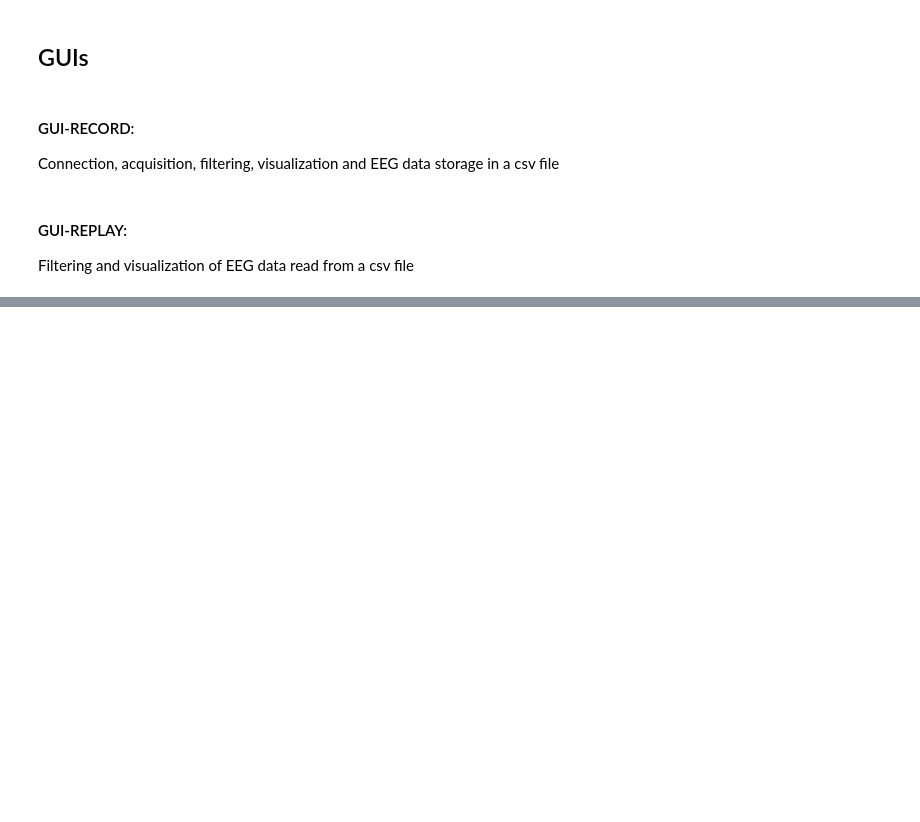
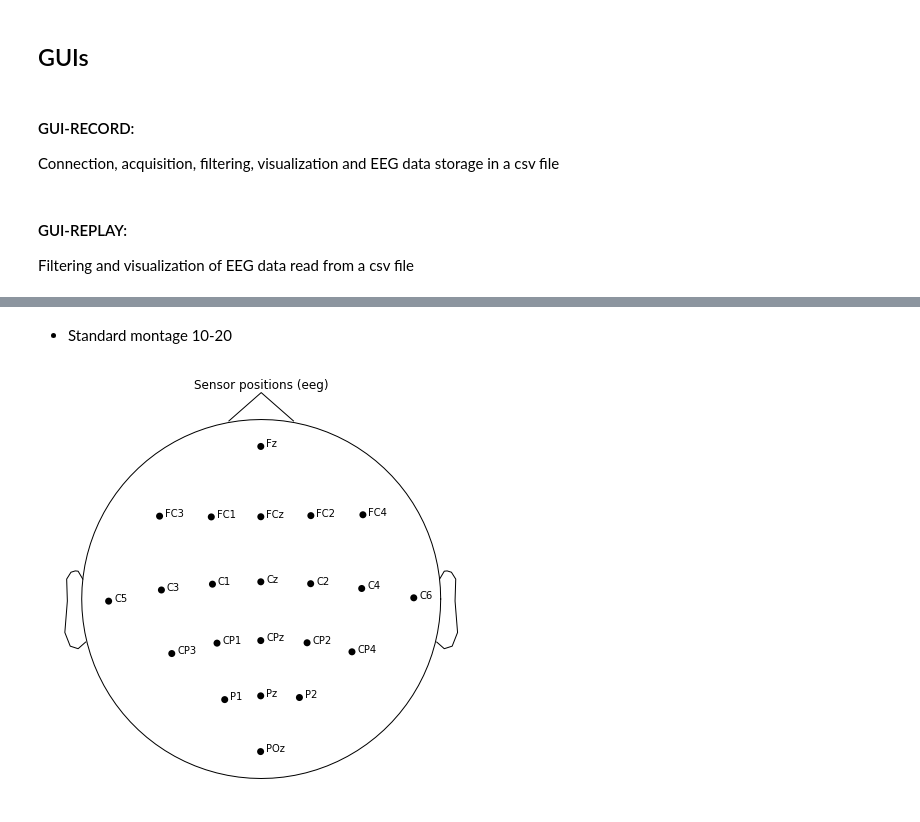
Before and after one commit to HaroldMDiazVargas/OpenBCI-Python, a Jupyter notebook: Run.ipynb, the cells around one changed output, grey strips where cells are left out. Cells and saved outputs as stored; diff of their text form; code cells hidden in the pictures; blank space fills up the shorter version.

```diff
--- a/Run.ipynb
+++ b/Run.ipynb
@@ -245,0 +321,16 @@ Filtering and visualization of EEG data read from a csv file
+# %% [markdown]
+- Standard montage 10-20
+# %%
+channels_names = ['Fz',
+                  'FC3','FC1','FCz','FC2','FC4',
+                  'C5','C3','C1','Cz','C2','C4','C6',
+                  'CP3','CP1','CPz','CP2','CP4',
+                  'P1','Pz','P2',
+                  'POz']
+montage = mne.channels.read_montage('standard_1020', channels_names)
+info = mne.create_info(channels_names, sfreq=250, ch_types="eeg",
+                           montage=montage)
+mne.viz.plot_sensors(info, show_names=True)
+plt.show()
+# %% [output]
+[figure, added]
```
Also changed, not shown: parts of 19 cells of this notebook, 16 other files.
